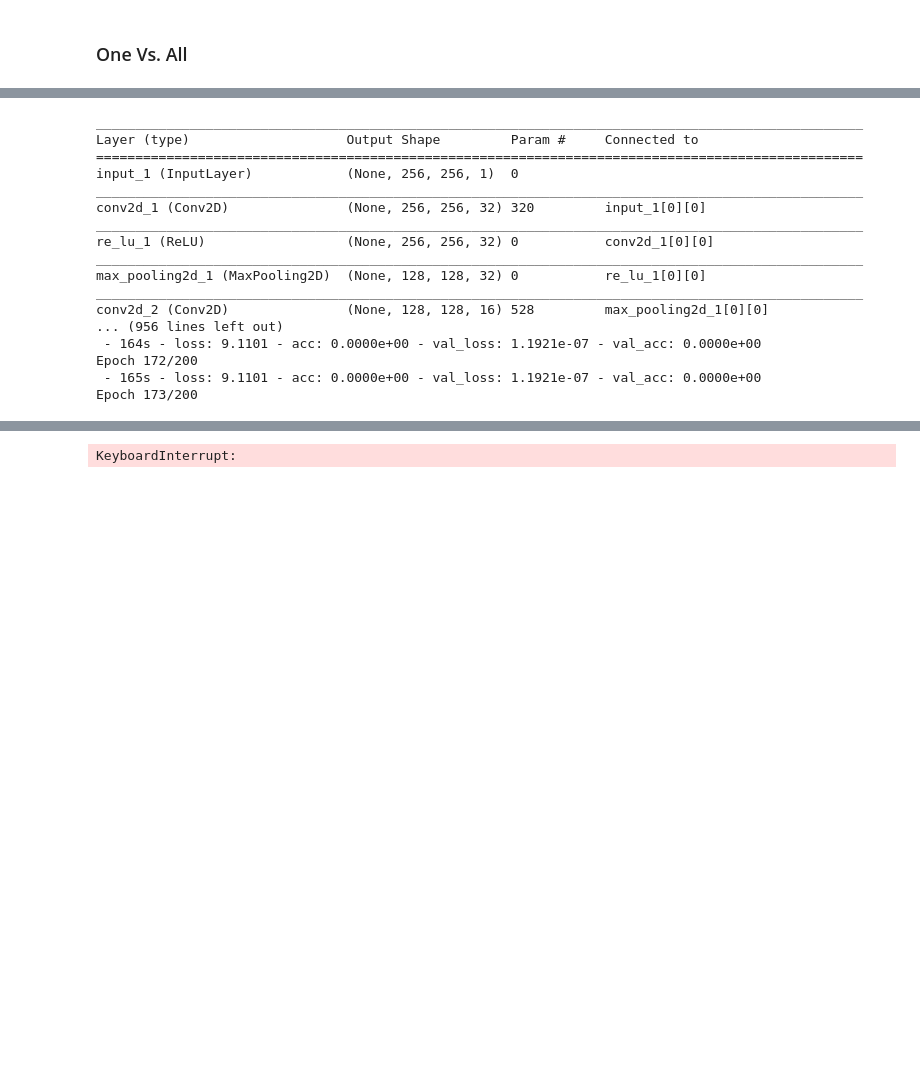
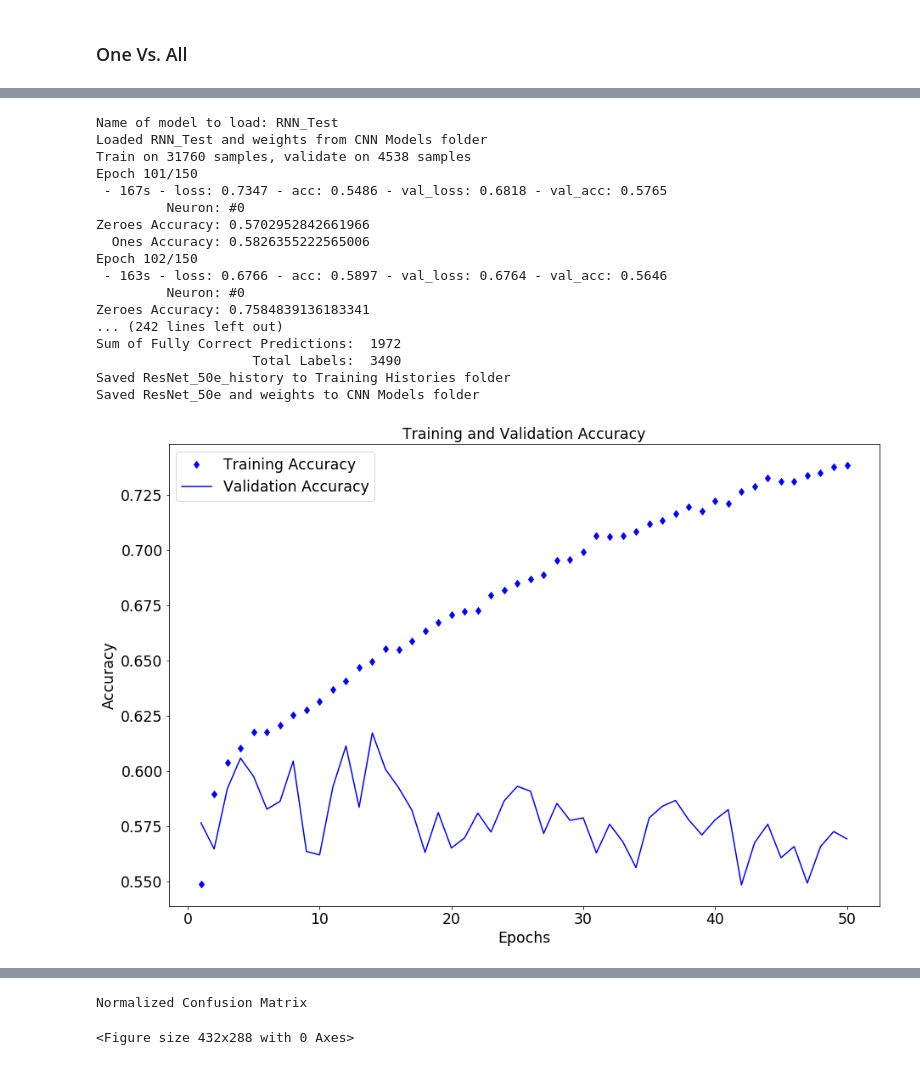
Before and after one commit to PaulKMandal/Image-Diagnosis, a Jupyter notebook: Neural_Network_Architectures.ipynb, the cells around one changed output, grey strips where cells are left out. Drawn from its saved outputs; the diff is of its cells as text; code cells hidden in the pictures; blank space fills up the shorter version.

```diff
--- a/Neural_Network_Architectures.ipynb
+++ b/Neural_Network_Architectures.ipynb
@@ -19,3 +19,10 @@ training_img = np.append(training_img_one, training_img_two, axis=0)
 training_img.shape
 # %% [output]
 (36298, 256, 256, 1)
+# %%
+val_img = training_img[:2269]
+val_img = np.append(val_img, training_img[34029:], axis=0)
+training_img = training_img[2269:34029]
+print(len(val_img))
+print(len(training_img))
+print(len(training_img) + len(val_img))
@@ -26,3 +37,10 @@ labels_3 = pickle.load(open('1vAll_labels_res_Infiltration_3rd_half.p', 'rb'))
 labels_4 = pickle.load(open('1vAll_labels_res_Infiltration_4th_half.p', 'rb'))
 # %%
 training_labels = np.append(labels_1, np.append(labels_2, np.append(labels_3, labels_4, axis = 0), axis = 0), axis = 0)
+# %%
+val_labels = training_labels[:2269]
+val_labels = np.append(val_labels, training_labels[34029:], axis=0)
+training_labels = training_labels[2269:34029]
+print(len(val_labels))
+print(len(training_labels))
+print(len(training_labels) + len(val_labels))
@@ -293,23 +402,26 @@ print(model.summary())
 # %%
 # Last model: RNN_Test
-model = load_model()
-model.summary()
+#model = load_model()
+#model.summary()
 
-model.compile(optimizer = optimizers.RMSprop(lr = 1e-3),
+model.compile(optimizer = optimizers.RMSprop(lr = 1e-4),
               loss = 'binary_crossentropy',
               metrics = ['accuracy'])
 
+custom_metrics = MultiLabel_Acc((val_img, val_labels))
+
 model_obj = model.fit(training_img, training_labels,
-                      epochs = 100, initial_epoch = 25,
-                      validation_split = (1 / 8),
-                      batch_size = 64, verbose = 2 )
+                      epochs = 50, initial_epoch = 25,
+                      validation_data = (val_img, val_labels),
+                      batch_size = 64, verbose = 1,
+                      callbacks = [custom_metrics])
 
 Predictions = model.predict(test_img)
 
 Accuracy = _1vAll_accuracy(test_labels, Predictions)
 
-history_str = 'ResNet_100e_history'
-model_str   = 'ResNet_100e'
+history_str = 'ResNet_50e_history'
+model_str   = 'ResNet_50e'
 
 save_model(model_obj, history_str, model_str)
 
@@ -321,47 +433,48 @@ epochs = range(1, len(acc) + 1)
 plt.figure(figsize=(15, 10))
 plt.plot(epochs, acc, 'bd', label='Training Accuracy')
 plt.plot(epochs, val_acc, 'b', label='Validation Accuracy')
 plt.title('Training and Validation Accuracy', fontsize='xx-large')
 plt.xticks(fontsize='xx-large')
 plt.xlabel('Epochs', fontsize='xx-large')
 plt.yticks(fontsize='xx-large')
 plt.ylabel('Accuracy', fontsize='xx-large')
 plt.legend(fontsize='xx-large')
 plt.show()
 plt.figure(figsize=(15, 10))
 plt.plot(epochs, loss, 'rd', label='Training loss')
 plt.plot(epochs, val_loss, 'r', label='Validation loss')
 plt.title('Training and Validation Loss', fontsize='xx-large')
 plt.xticks(fontsize='xx-large')
 plt.xlabel('Epochs', fontsize='xx-large')
 plt.yticks(fontsize='xx-large')
 plt.ylabel('Loss', fontsize='xx-large')
 plt.legend(fontsize='xx-large')
 plt.show()
 
 # Plot Confusion Matrix
 cm = confusion_matrix(test_labels, np.round_(Predictions))
 cm_plot_labels = ['Not Infiltration', 'Infiltration']
 
 plt.clf()
 fig = plt.figure(figsize = (20, 10))
 plot_confusion_matrix(cm, cm_plot_labels, title = model_str, normalize=True)
 #save_plt(fig)
 # %% [output]
-__________________________________________________________________________________________________
-Layer (type)                    Output Shape         Param #     Connected to
-==================================================================================================
-input_1 (InputLayer)            (None, 256, 256, 1)  0
-__________________________________________________________________________________________________
-conv2d_1 (Conv2D)               (None, 256, 256, 32) 320         input_1[0][0]
-__________________________________________________________________________________________________
-re_lu_1 (ReLU)                  (None, 256, 256, 32) 0           conv2d_1[0][0]
-__________________________________________________________________________________________________
-max_pooling2d_1 (MaxPooling2D)  (None, 128, 128, 32) 0           re_lu_1[0][0]
-__________________________________________________________________________________________________
-conv2d_2 (Conv2D)               (None, 128, 128, 16) 528         max_pooling2d_1[0][0]
-... (956 lines left out)
- - 164s - loss: 9.1101 - acc: 0.0000e+00 - val_loss: 1.1921e-07 - val_acc: 0.0000e+00
-Epoch 172/200
- - 165s - loss: 9.1101 - acc: 0.0000e+00 - val_loss: 1.1921e-07 - val_acc: 0.0000e+00
-Epoch 173/200
+Name of model to load: RNN_Test
+Loaded RNN_Test and weights from CNN Models folder
+Train on 31760 samples, validate on 4538 samples
+Epoch 101/150
+ - 167s - loss: 0.7347 - acc: 0.5486 - val_loss: 0.6818 - val_acc: 0.5765
+         Neuron: #0
+Zeroes Accuracy: 0.5702952842661966
+  Ones Accuracy: 0.5826355222565006
+Epoch 102/150
+ - 163s - loss: 0.6766 - acc: 0.5897 - val_loss: 0.6764 - val_acc: 0.5646
+         Neuron: #0
+Zeroes Accuracy: 0.7584839136183341
+... (242 lines left out)
+Sum of Fully Correct Predictions:  1972
+                    Total Labels:  3490
+Saved ResNet_50e_history to Training Histories folder
+Saved ResNet_50e and weights to CNN Models folder
+[figure, added]
@@ -368 +482,2 @@ Epoch 173/200
-KeyboardInterrupt:
+Normalized Confusion Matrix
+<Figure size 432x288 with 0 Axes>
```
Also changed, not shown: parts of 14 cells of this notebook.
